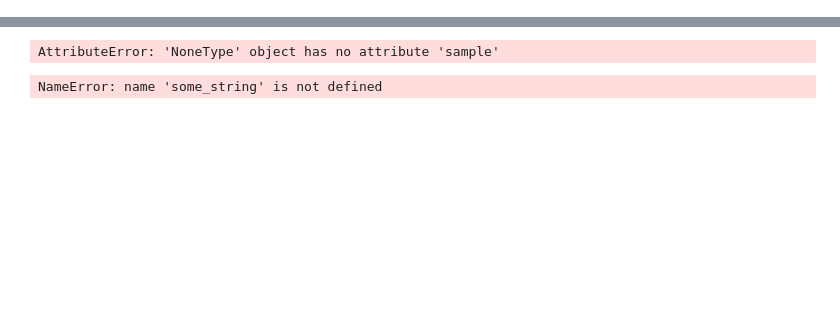
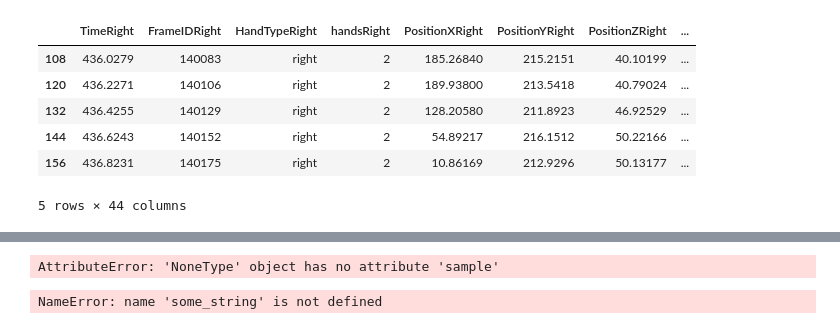
Before and after one commit to noamya-sh/Final-project-SemesterB, a Jupyter notebook: Hands-state.ipynb, the cells around one changed output, grey strips where cells are left out. Cells and saved outputs as stored; diff of their text form; code cells hidden in the pictures; blank space fills up the shorter version.

```diff
--- a/Hands-state.ipynb
+++ b/Hands-state.ipynb
@@ -49,2 +137,14 @@ df2
+# %%
+df3=df2.iloc[::12, :]
+# %%
+df3.query('436<=TimeRight<=437')
+# %% [output]
+|  | TimeRight | FrameIDRight | HandTypeRight | handsRight | PositionXRight | PositionYRight | PositionZRight | ... |
+| 108 | 436.0279 | 140083 | right | 2 | 185.26840 | 215.2151 | 40.10199 | ... |
+| 120 | 436.2271 | 140106 | right | 2 | 189.93800 | 213.5418 | 40.79024 | ... |
+| 132 | 436.4255 | 140129 | right | 2 | 128.20580 | 211.8923 | 46.92529 | ... |
+| 144 | 436.6243 | 140152 | right | 2 | 54.89217 | 216.1512 | 50.22166 | ... |
+| 156 | 436.8231 | 140175 | right | 2 | 10.86169 | 212.9296 | 50.13177 | ... |
+5 rows × 44 columns
 # %%
 corr = df2.corr()
```
Also changed, not shown: parts of 10 cells of this notebook.
